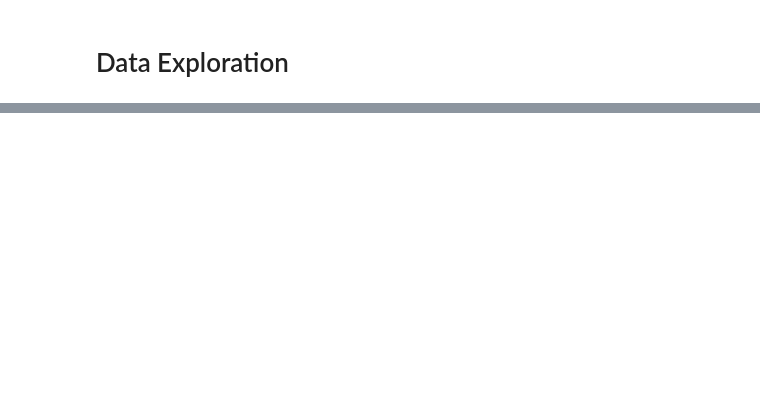
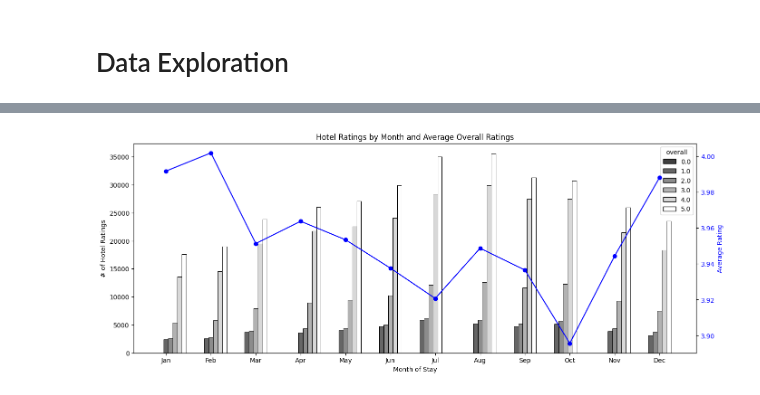
Before and after one commit to kuomat/hotel_reviews_prediction, a Jupyter notebook: main.ipynb, the cells around one changed output, grey strips where cells are left out. Saved outputs shown, nothing was run; the diff lists cells and outputs as text; code cells hidden in the pictures; blank space fills up the shorter version.

```diff
--- a/main.ipynb
+++ b/main.ipynb
@@ -238,0 +370,27 @@ reviews_df = pd.concat([reviews_df, tfidf_df], axis=1)
+# %%
+# Line plots to discover trends between the date of stay and the overall score
+
+# Calculate the mean rating for each month
+mean_ratings = review_dates_df.groupby('month')['overall'].mean()
+
+# Create bar graph by month showing the ratings given in each month across all hotels
+fig, ax = plt.subplots(figsize=(16, 6))
+ordered_list = ['Jan', 'Feb', 'Mar', 'Apr', 'May', 'Jun', 'Jul', 'Aug', 'Sep', 'Oct', 'Nov', 'Dec']
+sorted_months = review_dates_df.sort_values(by='month')
+sns.histplot(x=sorted_months['month'], hue=sorted_months['overall'], multiple='dodge', palette = 'gray', shrink = 2, binwidth=0.3)
+ax.set_xticks(sorted_months['month'].unique())
+ax.set_xticklabels(ordered_list)
+
+# Plot the mean rating as a line plot on top of the histogram
+ax2 = ax.twinx()
+ax2.plot(mean_ratings.index, mean_ratings.values, color='blue', marker='o')
+ax2.set_ylabel('Average Rating', color='blue')
+ax2.tick_params(axis='y', labelcolor='blue')
+
+ax.set_title('Hotel Ratings by Month and Average Overall Ratings')
+ax.set_xlabel('Month of Stay')
+ax.set_ylabel('# of Hotel Ratings')
+
+plt.show()
+# %% [output]
+[figure, added]
```
Also changed, not shown: parts of 181 cells of this notebook.
